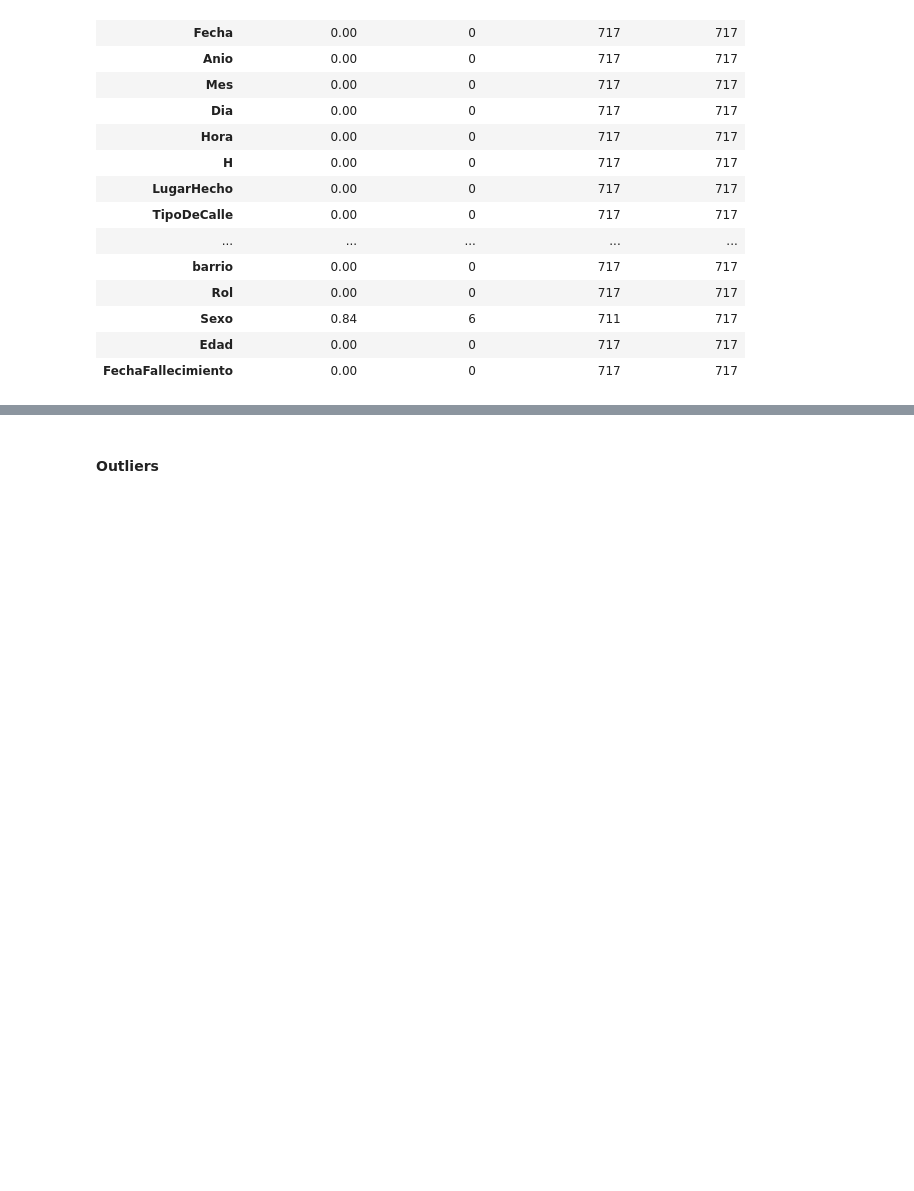
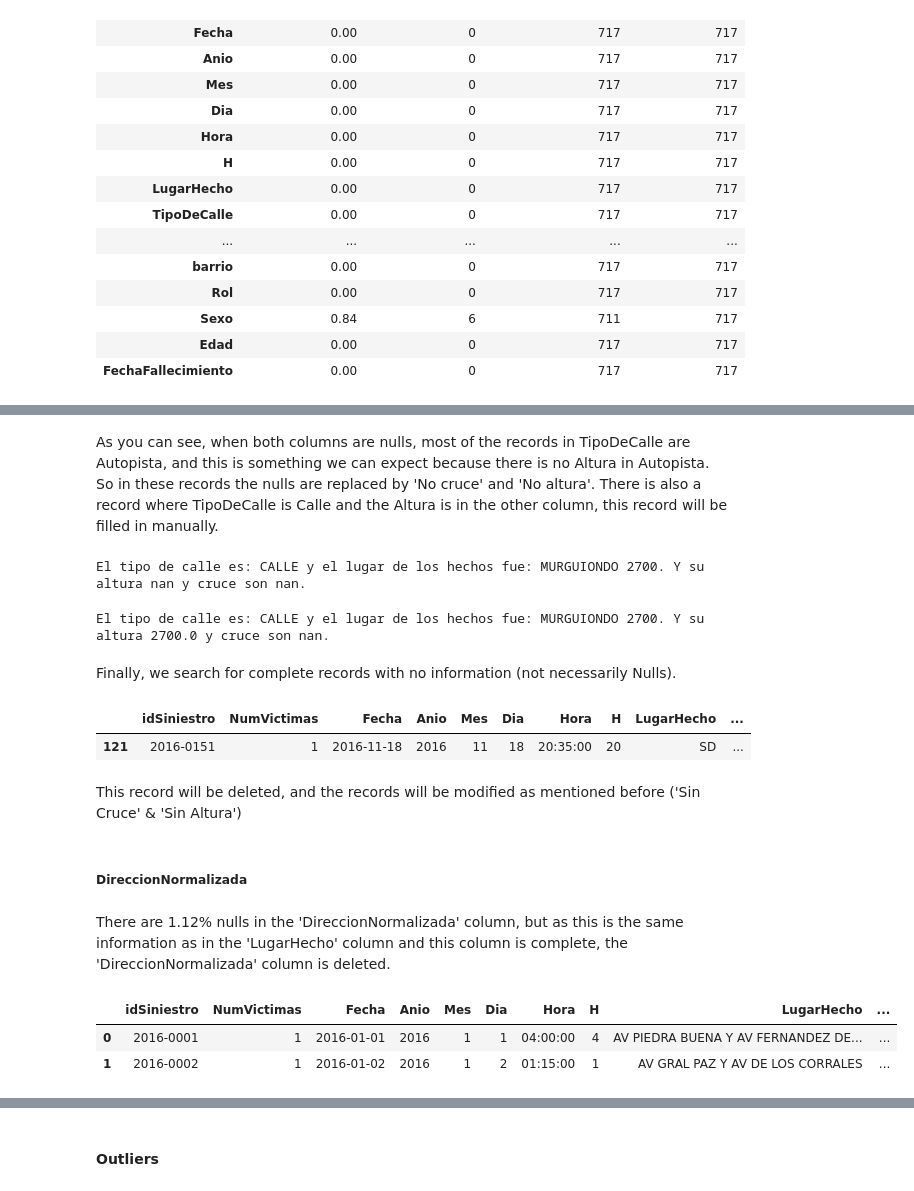
Before and after one commit to priscilamuniz/PI_Accidentes_Viales, a Jupyter notebook: 03_EDA.ipynb, the cells around one changed output, grey strips where cells are left out. Drawn from its saved outputs; the diff is of its cells as text; code cells hidden in the pictures; blank space fills up the shorter version.

```diff
--- a/03_EDA.ipynb
+++ b/03_EDA.ipynb
@@ -59,0 +164,10 @@ nulos
+# %% [markdown]
+As you can see, when both columns are nulls, most of the records in TipoDeCalle are Autopista, and this is something we can expect because there is no Altura in Autopista. So in these records the nulls are replaced by 'No cruce' and 'No altura'. There is also a record where TipoDeCalle is Calle and the Altura is in the other column, this record will be filled in manually.
+# %%
+tipo = df['TipoDeCalle'].iloc[578]
+hecho = df['LugarHecho'].iloc[578]
+altura = df['Altura'].iloc[578]
+cruce = df['Cruce'].iloc[578]
+print(f'El tipo de calle es: {tipo} y el lugar de los hechos fue: {hecho}. Y su altura {altura} y cruce son {cruce}.')
+# %% [output]
+El tipo de calle es: CALLE y el lugar de los hechos fue: MURGUIONDO 2700. Y su altura nan y cruce son nan.
@@ -59,0 +176,18 @@ nulos
+# %%
+tipo = df['TipoDeCalle'].iloc[578]
+hecho = df['LugarHecho'].iloc[578]
+altura = df['Altura'].iloc[578]
+cruce = df['Cruce'].iloc[578]
+print(f'El tipo de calle es: {tipo} y el lugar de los hechos fue: {hecho}. Y su altura {altura} y cruce son {cruce}.')
+# %% [output]
+El tipo de calle es: CALLE y el lugar de los hechos fue: MURGUIONDO 2700. Y su altura 2700.0 y cruce son nan.
+# %% [markdown]
+Finally, we search for complete records with no information (not necessarily Nulls).
+# %%
+mascara =( ( (df['Cruce'].isnull()) & (df['Altura'].isnull()) ) & ( df['LugarHecho'] == 'SD' ) )
+df[mascara]
+# %% [output]
+|  | idSiniestro | NumVictimas | Fecha | Anio | Mes | Dia | Hora | H | LugarHecho | ... |
+| 121 | 2016-0151 | 1 | 2016-11-18 | 2016 | 11 | 18 | 20:35:00 | 20 | SD | ... |
+# %% [markdown]
+This record will be deleted, and the records will be modified as mentioned before ('Sin Cruce' & 'Sin Altura')
@@ -59,0 +198,11 @@ nulos
+# %% [markdown]
+##### DireccionNormalizada
+# %% [markdown]
+There are 1.12% nulls in the 'DireccionNormalizada' column, but as this is the same information as in the 'LugarHecho' column and this column is complete, the 'DireccionNormalizada' column is deleted.
+# %%
+df.drop('DireccionNormalizada', axis = 1, inplace = True)
+df.head(2)
+# %% [output]
+|  | idSiniestro | NumVictimas | Fecha | Anio | Mes | Dia | Hora | H | LugarHecho | ... |
+| 0 | 2016-0001 | 1 | 2016-01-01 | 2016 | 1 | 1 | 04:00:00 | 4 | AV PIEDRA BUENA Y AV FERNANDEZ DE... | ... |
+| 1 | 2016-0002 | 1 | 2016-01-02 | 2016 | 1 | 2 | 01:15:00 | 1 | AV GRAL PAZ Y AV DE LOS CORRALES | ... |
```
Also changed, not shown: parts of 36 cells of this notebook, 44 other files.
